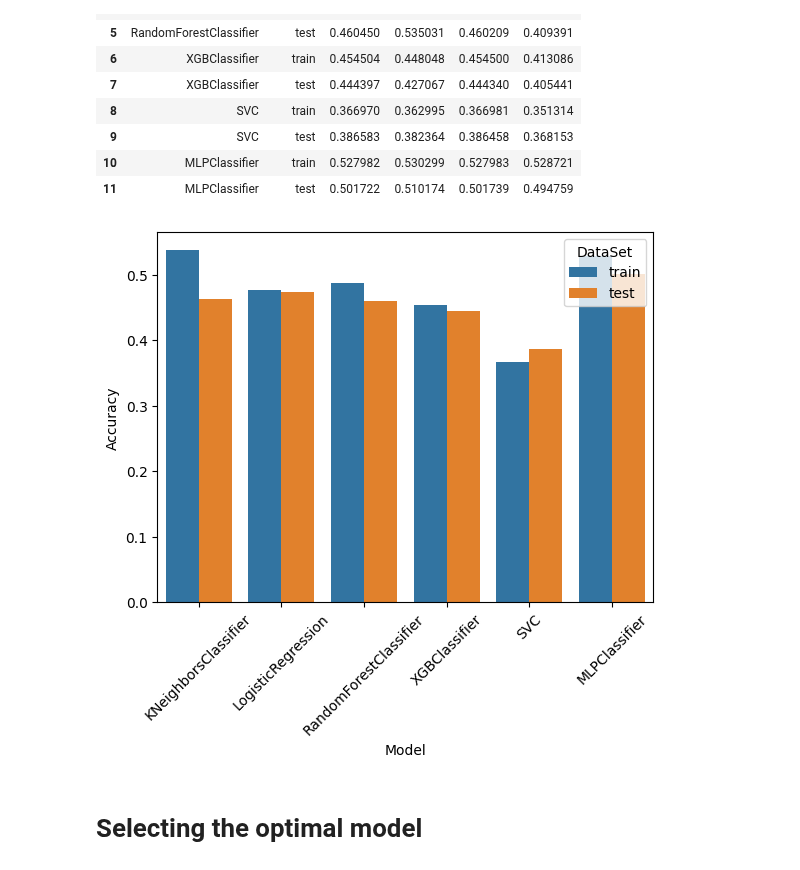
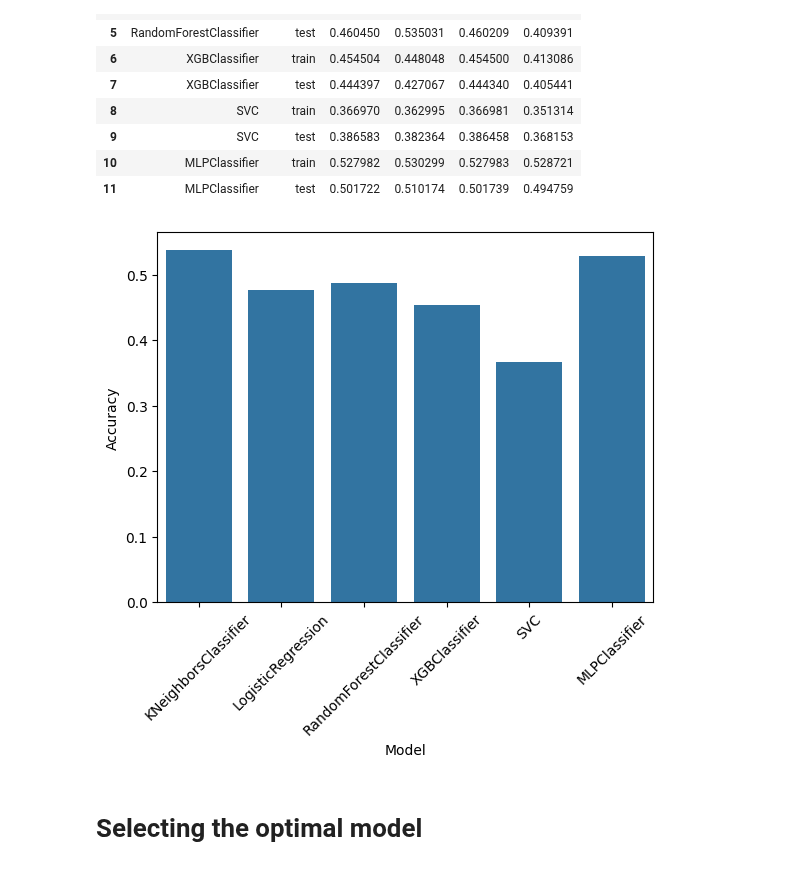
Before and after one commit to babakmahmoudian/la_liga, a Jupyter notebook: 02_01_ml_ordinary.ipynb, the cells around one changed output. Drawn from its saved outputs; the diff is of its cells as text; code cells hidden in the pictures.

```diff
--- a/02_01_ml_ordinary.ipynb
+++ b/02_01_ml_ordinary.ipynb
@@ -468,10 +468,13 @@ with pd.option_context('display.max_rows', None, 'display.max_columns', None):
 | 10 | MLPClassifier | train | 0.527982 | 0.530299 | 0.527983 | 0.528721 |
 | 11 | MLPClassifier | test | 0.501722 | 0.510174 | 0.501739 | 0.494759 |
 # %%
-sns.barplot(data=evaluation_df, x='Model', y='Accuracy', hue='DataSet')
+barplot = sns.barplot(
+    data=evaluation_df[evaluation_df['DataSet'] == 'train'],
+    x='Model', y='Accuracy', hue='DataSet')
+plt.legend([],[], frameon=False)
 plt.xticks(rotation=45);
 # %% [output]
-[figure, old version]
+[figure, new version]
 # %% [markdown]
 # Selecting the optimal model
 # %%
```
Also changed, not shown: 1 other file.
